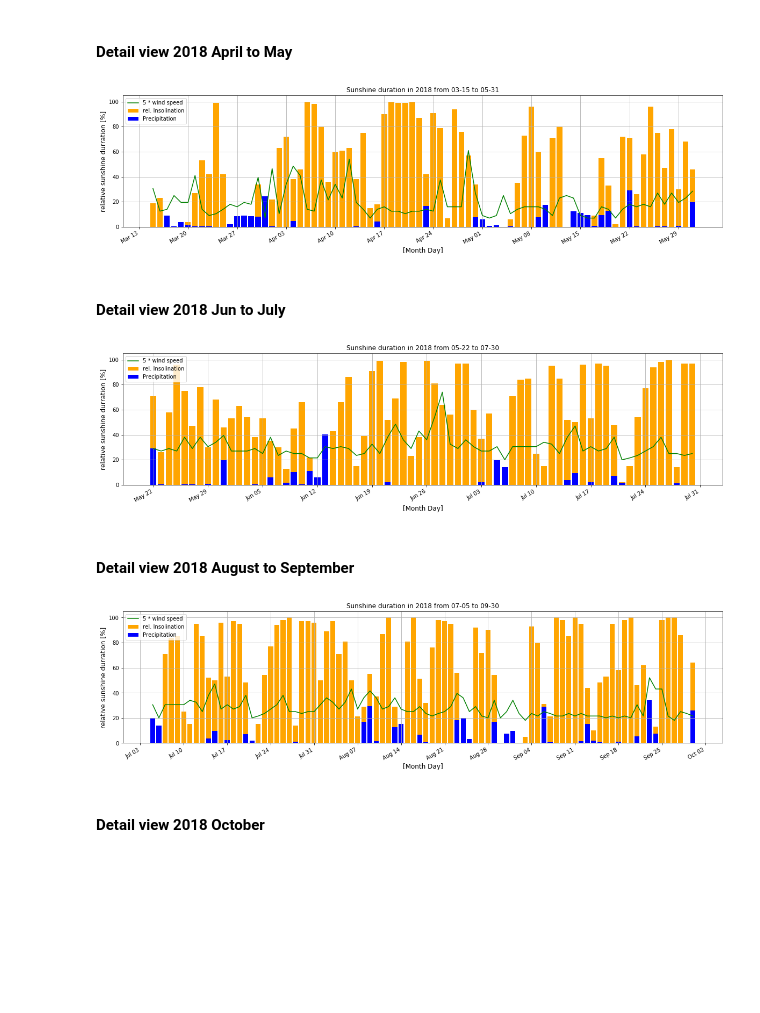
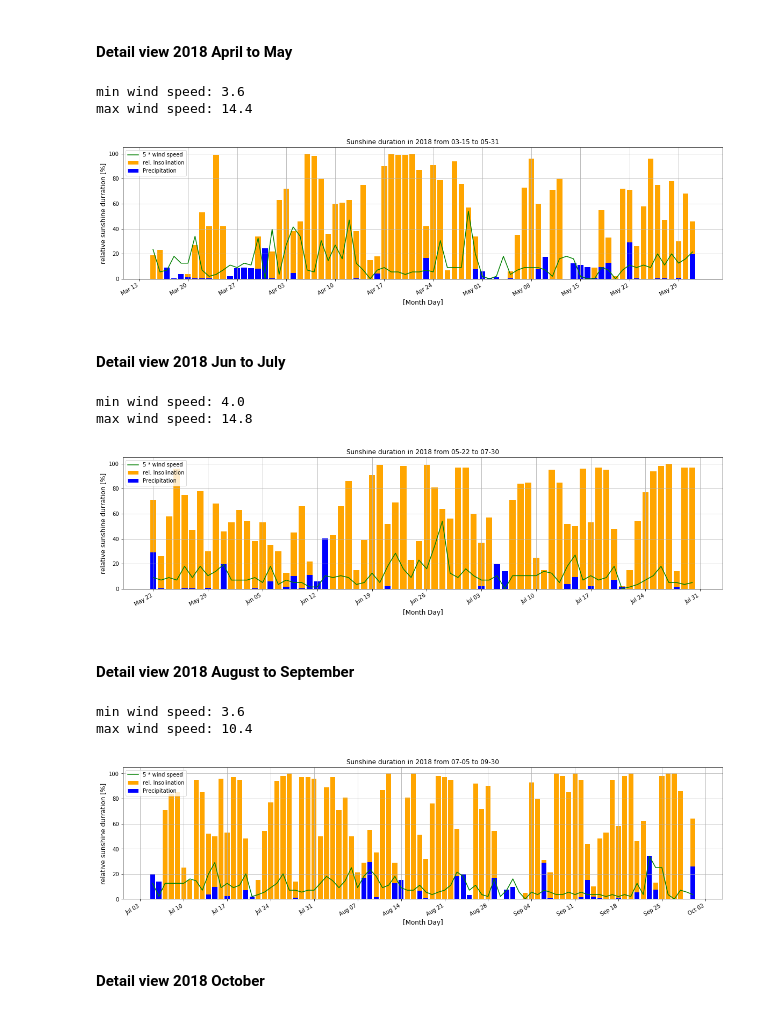
Before and after one commit to ahorv/python_scripts, a Jupyter notebook: precipitation/note_books/rainless_days_with_wind_speed_assessment.ipynb, the cells around one changed output. Drawn from its saved outputs; the diff is of its cells as text; code cells hidden in the pictures; blank space fills up the shorter version.

```diff
--- a/precipitation/note_books/rainless_days_with_wind_speed_assessment.ipynb
+++ b/precipitation/note_books/rainless_days_with_wind_speed_assessment.ipynb
@@ -192,12 +208,15 @@ end   = year + e_day
 
 s_precip_4 = s_precip.loc[start:end]
 s_rel_4 = s_rel_insol.loc[start:end]
-s_wind_speed_17 = 5*(s_wind_speed.loc[start:end] - s_wind_speed.min())
+s_wind_sp = s_wind_speed.loc[start:end]
+s_wind_speed_4 = 5*(s_wind_sp - s_wind_sp.min())
+print('min wind speed: {}'.format(s_wind_sp.min()))
+print('max wind speed: {}'.format(s_wind_sp.max()))
 
 fig, ax = plt.subplots(figsize=(20,5))
 ax.bar(s_rel_4.index, s_rel_4.values, label='rel. Insolination', color= 'orange')
 ax.bar(s_precip_4.index, s_precip_4.values, label='Precipitation', color= 'blue')
-s_wind_speed_17.plot(label='5 * wind speed',color= 'green')
+s_wind_speed_4.plot(label='5 * wind speed',color= 'green')
 
 ax.set_xlabel('[Month Day]', fontsize=12)
 ax.set_ylabel('relative sunshine durration [%]', fontsize=12)
@@ -210,37 +229,45 @@ ax.xaxis.set_major_locator(mdates.WeekdayLocator())
 ax.xaxis.set_major_formatter(mdates.DateFormatter('%b %d'))
 fig.autofmt_xdate()
 # %% [output]
+min wind speed: 3.6
+max wind speed: 14.4
-[figure, old version]
+[figure, new version]
 # %% [markdown]
 #### Detail view 2018 Jun to July
 # %%
 year  = '2018-'
 s_day = '05-22' # beginning of observation
 e_day = '07-30' # end of observation
 start = year + s_day
 end   = year + e_day
 
 s_precip_5 = s_precip.loc[start:end]
 s_rel_5 = s_rel_insol.loc[start:end]
-s_wind_speed_17 = 5*s_wind_speed.loc[start:end]
+s_wind_sp = s_wind_speed.loc[start:end]
+s_wind_speed_5 = 5*(s_wind_sp - s_wind_sp.min())
+print('min wind speed: {}'.format(s_wind_sp.min()))
+print('max wind speed: {}'.format(s_wind_sp.max()))
 
 fig, ax = plt.subplots(figsize=(20,5))
 ax.bar(s_rel_5.index, s_rel_5.values, label='rel. Insolination', color= 'orange')
 ax.bar(s_precip_5.index, s_precip_5.values, label='Precipitation', color= 'blue')
-s_wind_speed_17.plot(label='5 * wind speed',color= 'green')
+s_wind_speed_5.plot(label='5 * wind speed',color= 'green')
+#plt.axhline(y=s_wind_base, color='g', linestyle='-')
 
 ax.set_xlabel('[Month Day]', fontsize=12)
 ax.set_ylabel('relative sunshine durration [%]', fontsize=12)
 ax.set_title('Sunshine duration in {} from {} to {}'.format(year.strip('-'),s_day,e_day))
 ax.legend(loc='upper left')
 ax.grid(b=None, which='major', axis='both')
 
 ax.xaxis.set_major_locator(mdates.WeekdayLocator())
 #ax.xaxis.set_major_locator(mdates.DayLocator())
 ax.xaxis.set_major_formatter(mdates.DateFormatter('%b %d'))
 fig.autofmt_xdate()
 # %% [output]
+min wind speed: 4.0
+max wind speed: 14.8
-[figure, old version]
+[figure, new version]
 # %% [markdown]
 #### Detail view 2018 August to September
 # %%
@@ -252,12 +279,15 @@ end   = year + e_day
 
 s_precip_6 = s_precip.loc[start:end]
 s_rel_6 = s_rel_insol.loc[start:end]
-s_wind_speed_17 = 5*(s_wind_speed.loc[start:end])
+s_wind_sp = s_wind_speed.loc[start:end]
+s_wind_speed_6 = 5*(s_wind_sp - s_wind_sp.min())
+print('min wind speed: {}'.format(s_wind_sp.min()))
+print('max wind speed: {}'.format(s_wind_sp.max()))
 
 fig, ax = plt.subplots(figsize=(20,5))
 ax.bar(s_rel_6.index, s_rel_6.values, label='rel. Insolination', color= 'orange')
 ax.bar(s_precip_6.index, s_precip_6.values, label='Precipitation', color= 'blue')
-s_wind_speed_17.plot(label='5 * wind speed',color= 'green')
+s_wind_speed_6.plot(label='5 * wind speed',color= 'green')
 
 ax.set_xlabel('[Month Day]', fontsize=12)
 ax.set_ylabel('relative sunshine durration [%]', fontsize=12)
@@ -270,7 +300,9 @@ ax.xaxis.set_major_locator(mdates.WeekdayLocator())
 ax.xaxis.set_major_formatter(mdates.DateFormatter('%b %d'))
 fig.autofmt_xdate()
 # %% [output]
+min wind speed: 3.6
+max wind speed: 10.4
-[figure, old version]
+[figure, new version]
 # %% [markdown]
 #### Detail view 2018 October
 # %%
```
Also changed, not shown: parts of 4 cells of this notebook, 4 other files.
